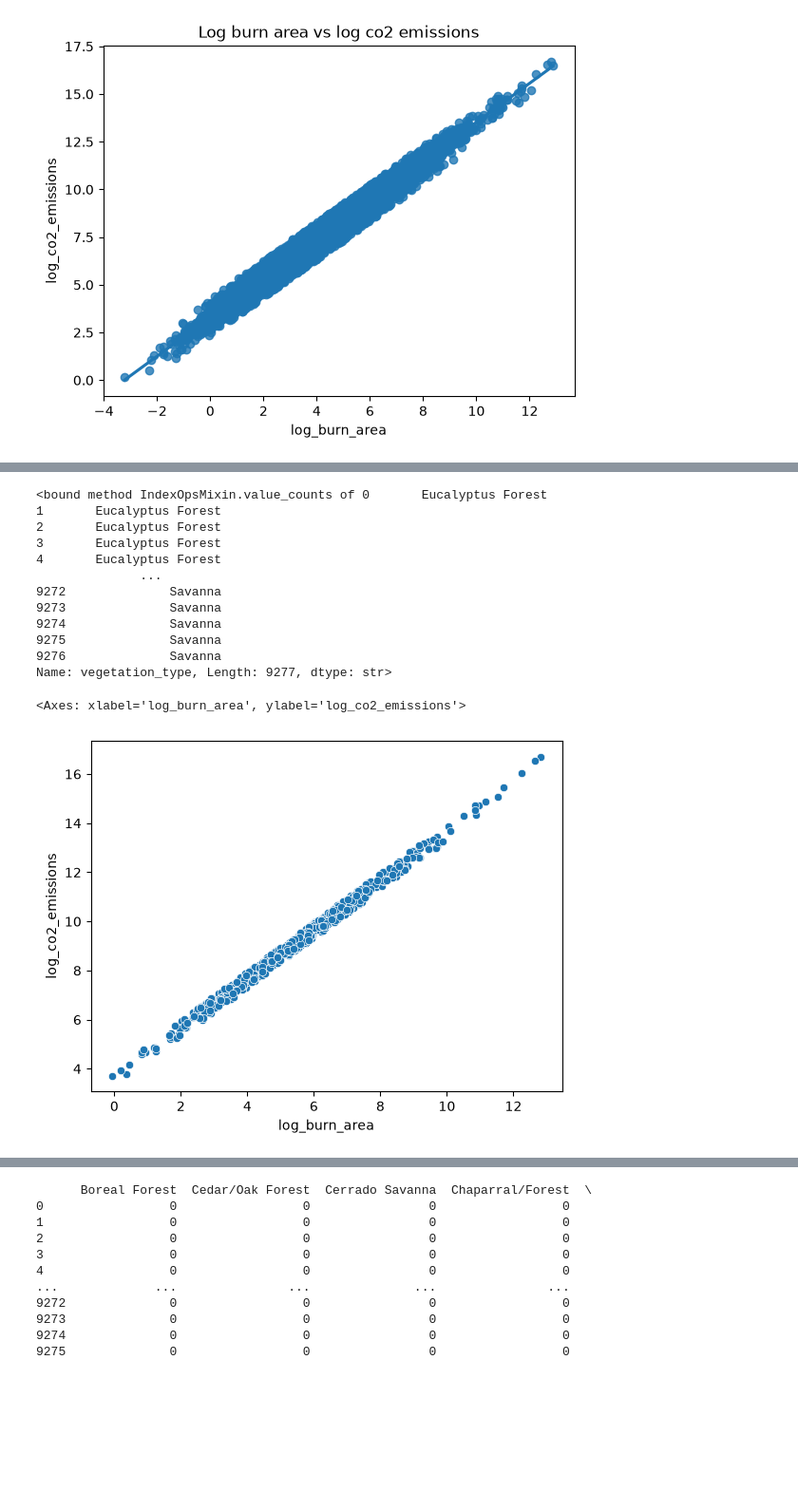
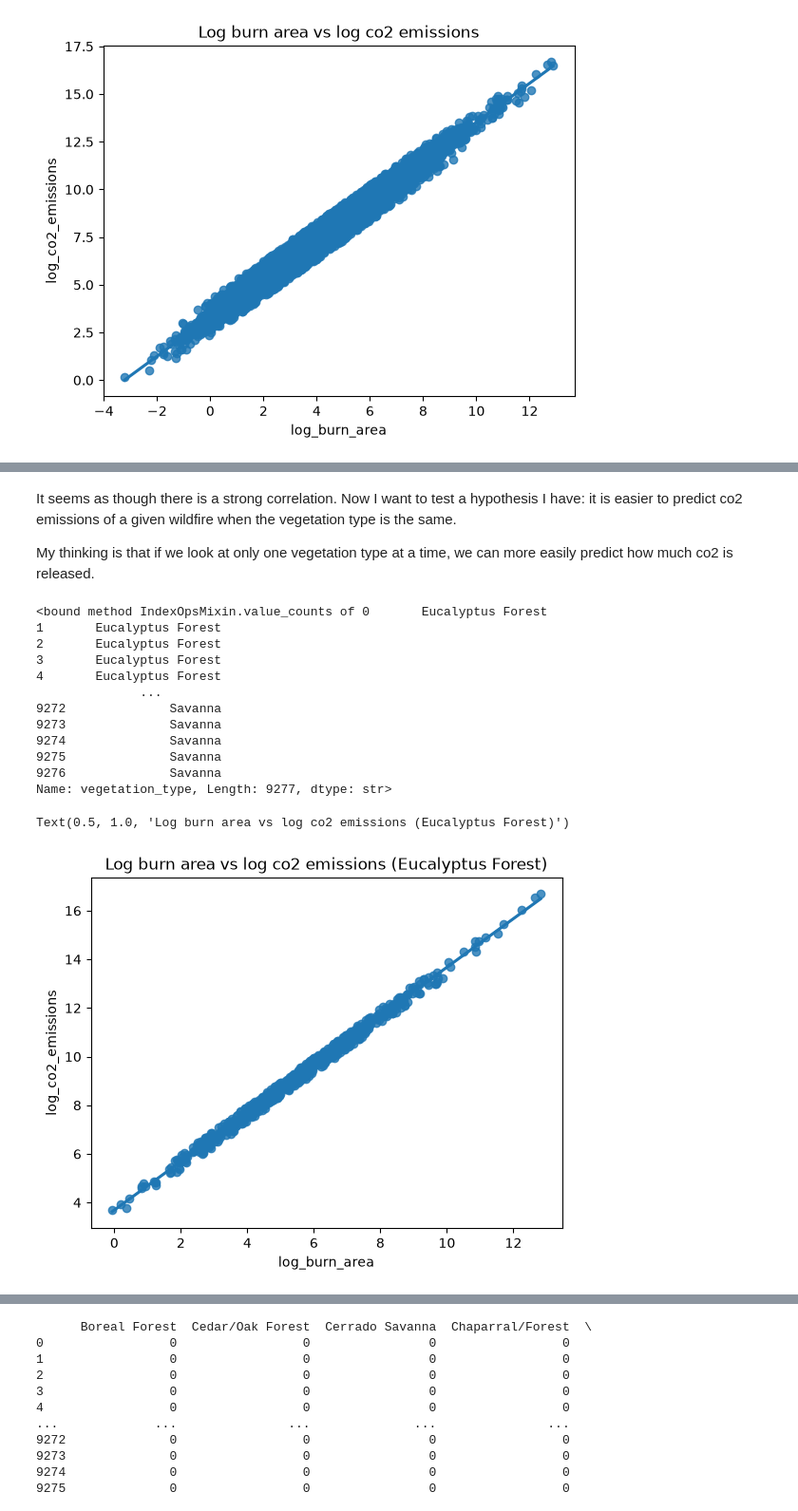
Before and after one commit to EdKinge/Wildfire-ML-Project, a Jupyter notebook: co2_prediction.ipynb, the cells around one changed output, grey strips where cells are left out. Shown at 95% size. Saved outputs shown, nothing was run; the diff lists cells and outputs as text; code cells hidden in the pictures; blank space fills up the shorter version.

```diff
--- a/co2_prediction.ipynb
+++ b/co2_prediction.ipynb
@@ -99,21 +101,26 @@ sns.barplot(x=df["burn_area_km2"], y=df["vegetation_type"])
+# %% [markdown]
+It seems as though there is a strong correlation. Now I want to test a hypothesis I have: it is easier to predict co2 emissions of a given wildfire when the vegetation type is the same.
+
+My thinking is that if we look at only one vegetation type at a time, we can more easily predict how much co2 is released.
 # %%
 eucalyptus_forest_df = df[df["vegetation_type"] == "Eucalyptus Forest"]
 
 print(df["vegetation_type"].value_counts)
 
-sns.scatterplot(x=eucalyptus_forest_df["log_burn_area"], y=eucalyptus_forest_df["log_co2_emissions"])
+reg_plot = sns.regplot(x=eucalyptus_forest_df["log_burn_area"], y=eucalyptus_forest_df["log_co2_emissions"])
+reg_plot.set_title(label="Log burn area vs log co2 emissions (Eucalyptus Forest)")
 # %% [output]
 <bound method IndexOpsMixin.value_counts of 0       Eucalyptus Forest
 1       Eucalyptus Forest
 2       Eucalyptus Forest
 3       Eucalyptus Forest
 4       Eucalyptus Forest
               ...
 9272              Savanna
 9273              Savanna
 9274              Savanna
 9275              Savanna
 9276              Savanna
 Name: vegetation_type, Length: 9277, dtype: str>
-<Axes: xlabel='log_burn_area', ylabel='log_co2_emissions'>
+Text(0.5, 1.0, 'Log burn area vs log co2 emissions (Eucalyptus Forest)')
-[figure, old version]
+[figure, new version]
```
Also changed, not shown: parts of 5 cells of this notebook.
